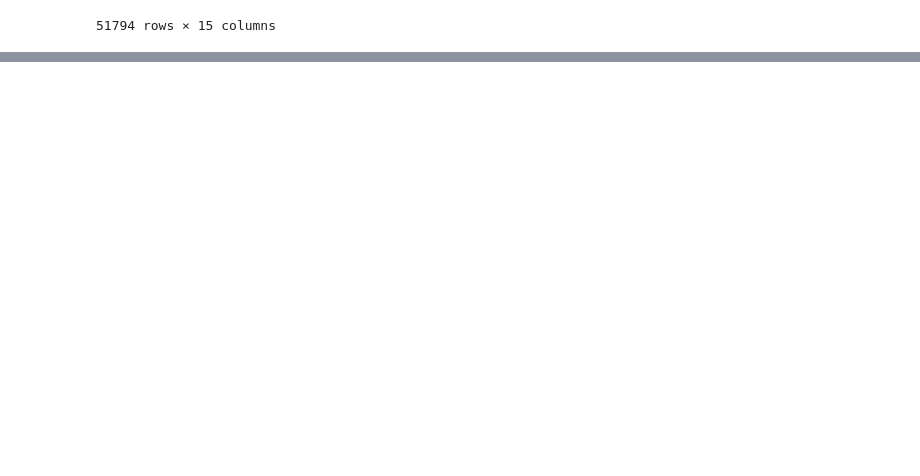
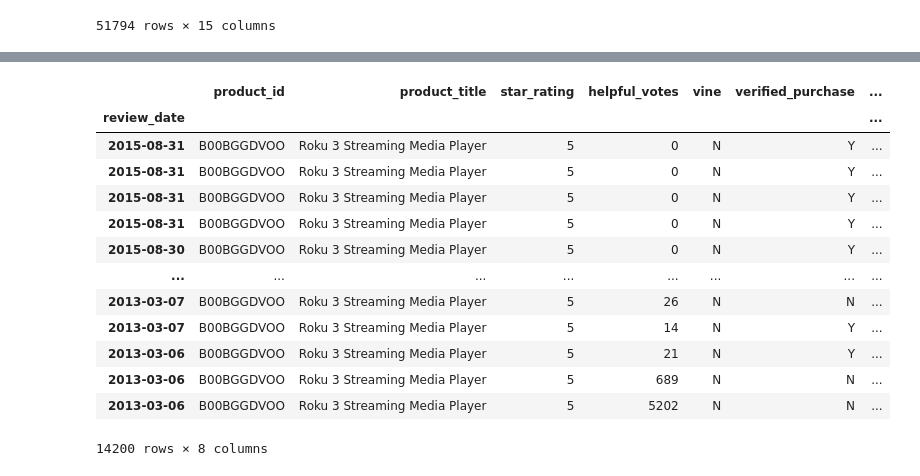
Before and after one commit to Th33na/project-fakers, a Jupyter notebook: project_fakers.ipynb, the cells around one changed output, grey strips where cells are left out. Saved outputs shown, nothing was run; the diff lists cells and outputs as text; code cells hidden in the pictures; blank space fills up the shorter version.

```diff
--- a/project_fakers.ipynb
+++ b/project_fakers.ipynb
@@ -248,0 +144,8 @@ NameError: ignored
+# %%
+roku_reviews_df = pd.read_csv("roku_reviews.csv",
+                             index_col="review_date",
+                             infer_datetime_format=True,
+                             parse_dates=True)
+
+# display
+roku_reviews_df.head()
@@ -248,0 +180,6 @@ NameError: ignored
+# %%
+# drop columns
+roku_reviews_df.drop(roku_reviews_df.columns[[0, 1, 2, 3, 5, 7, 10]], axis=1, inplace=True)
+
+#display
+roku_reviews_df.head()
@@ -248,0 +210,21 @@ NameError: ignored
+# %%
+# retrieve only a specific Roku product's reviews
+roku_product_reviews_df = roku_reviews_df[roku_reviews_df["product_id"] == "B00BGGDVOO"]
+
+# display
+roku_product_reviews_df
+# %% [output]
+|  | product_id | product_title | star_rating | helpful_votes | vine | verified_purchase | ... |
+| review_date |  |  |  |  |  |  | ... |
+| 2015-08-31 | B00BGGDVOO | Roku 3 Streaming Media Player | 5 | 0 | N | Y | ... |
+| 2015-08-31 | B00BGGDVOO | Roku 3 Streaming Media Player | 5 | 0 | N | Y | ... |
+| 2015-08-31 | B00BGGDVOO | Roku 3 Streaming Media Player | 5 | 0 | N | Y | ... |
+| 2015-08-31 | B00BGGDVOO | Roku 3 Streaming Media Player | 5 | 0 | N | Y | ... |
+| 2015-08-30 | B00BGGDVOO | Roku 3 Streaming Media Player | 5 | 0 | N | Y | ... |
+| ... | ... | ... | ... | ... | ... | ... | ... |
+| 2013-03-07 | B00BGGDVOO | Roku 3 Streaming Media Player | 5 | 26 | N | N | ... |
+| 2013-03-07 | B00BGGDVOO | Roku 3 Streaming Media Player | 5 | 14 | N | Y | ... |
+| 2013-03-06 | B00BGGDVOO | Roku 3 Streaming Media Player | 5 | 21 | N | Y | ... |
+| 2013-03-06 | B00BGGDVOO | Roku 3 Streaming Media Player | 5 | 689 | N | N | ... |
+| 2013-03-06 | B00BGGDVOO | Roku 3 Streaming Media Player | 5 | 5202 | N | N | ... |
+14200 rows × 8 columns
```
Also changed, not shown: parts of 60 cells of this notebook.
